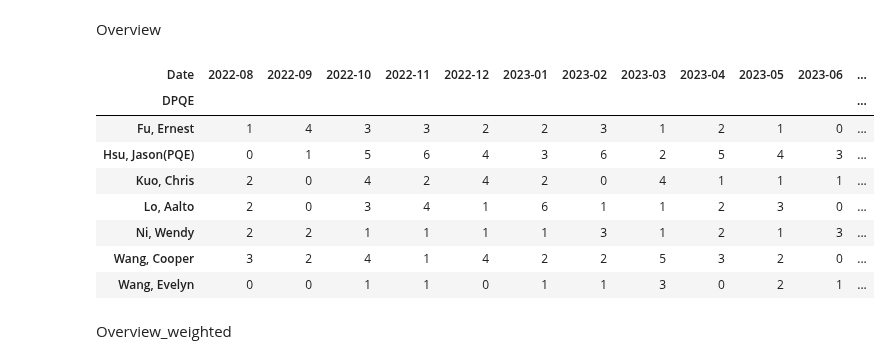
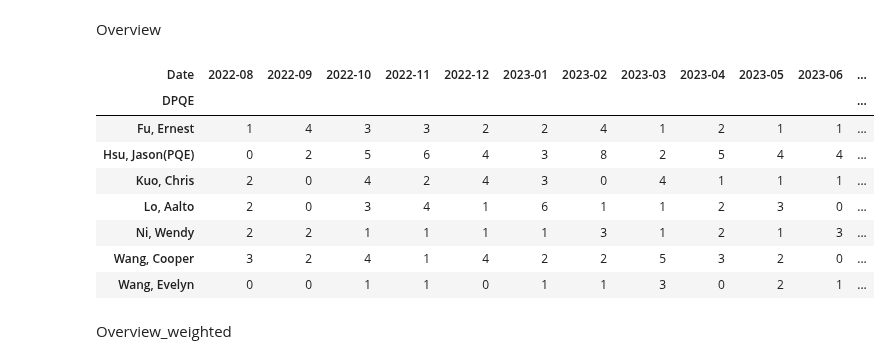
Before and after one commit to CPWRF/Projects, a Jupyter notebook: GMLA loading analysis/GMLA_loading_onlyExcel.ipynb, the cells around one changed output. Cells and saved outputs as stored; diff of their text form; code cells hidden in the pictures.

```diff
--- a/GMLA loading analysis/GMLA_loading_onlyExcel.ipynb
+++ b/GMLA loading analysis/GMLA_loading_onlyExcel.ipynb
@@ -260,0 +264,17 @@ prweb_pmsystem[prweb_pmsystem['PM Project Name'] == 'GPSMAP 9000']
+# %%
+def noPRwebProject(PMProjectName,ProjectName):
+    if ProjectName is np.nan:
+        return f"1_NoPRwebProject_{PMProjectName}"
+    else:
+        return ProjectName
+# %%
+prweb_pmsystem['Project Name'] = np.vectorize(noPRwebProject)(prweb_pmsystem['PM Project Name'],prweb_pmsystem['Project Name'])
+# %%
+prweb_pmsystem.Date.fillna('NoDate(count)', inplace=True)
+# %%
+def weighted_score_is_0_if_NoDate(Date, weighted_score):
+    if Date == 'NoDate(count)':
+        return 1
+    else:
+        return weighted_score
+prweb_pmsystem.weighted_score = np.vectorize(weighted_score_is_0_if_NoDate)(prweb_pmsystem.Date, prweb_pmsystem.weighted_score)
@@ -265,14 +290,16 @@ detail = prweb_pmsystem.groupby(['DPQE','Project Name','Date']).agg({'weighted_s
 # %% [markdown]
 Overview
 # %%
-overview = prweb_pmsystem.groupby(['DPQE','Date']).count()['Project Name'].sort_index(level='Date').unstack(fill_value=0).style.background_gradient(cmap="OrRd", axis=None)
+overview = prweb_pmsystem.groupby(['DPQE','Date']).count()['Project Name'].sort_index(level='Date').unstack(fill_value=0).iloc[:,:-1].style.background_gradient(cmap="OrRd", axis=None)
 overview
+
+#2022/11/12 iloc[:,:-1] is to avoid NoDate projects (count) dominate background_gradient
 # %% [output]
 | Date | 2022-08 | 2022-09 | 2022-10 | 2022-11 | 2022-12 | 2023-01 | 2023-02 | 2023-03 | 2023-04 | 2023-05 | 2023-06 | ... |
 | DPQE |  |  |  |  |  |  |  |  |  |  |  | ... |
-| Fu, Ernest | 1 | 4 | 3 | 3 | 2 | 2 | 3 | 1 | 2 | 1 | 0 | ... |
-| Hsu, Jason(PQE) | 0 | 1 | 5 | 6 | 4 | 3 | 6 | 2 | 5 | 4 | 3 | ... |
-| Kuo, Chris | 2 | 0 | 4 | 2 | 4 | 2 | 0 | 4 | 1 | 1 | 1 | ... |
+| Fu, Ernest | 1 | 4 | 3 | 3 | 2 | 2 | 4 | 1 | 2 | 1 | 1 | ... |
+| Hsu, Jason(PQE) | 0 | 2 | 5 | 6 | 4 | 3 | 8 | 2 | 5 | 4 | 4 | ... |
+| Kuo, Chris | 2 | 0 | 4 | 2 | 4 | 3 | 0 | 4 | 1 | 1 | 1 | ... |
 | Lo, Aalto | 2 | 0 | 3 | 4 | 1 | 6 | 1 | 1 | 2 | 3 | 0 | ... |
 | Ni, Wendy | 2 | 2 | 1 | 1 | 1 | 1 | 3 | 1 | 2 | 1 | 3 | ... |
 | Wang, Cooper | 3 | 2 | 4 | 1 | 4 | 2 | 2 | 5 | 3 | 2 | 0 | ... |
```
Also changed, not shown: parts of 13 cells of this notebook, 1 other file.
